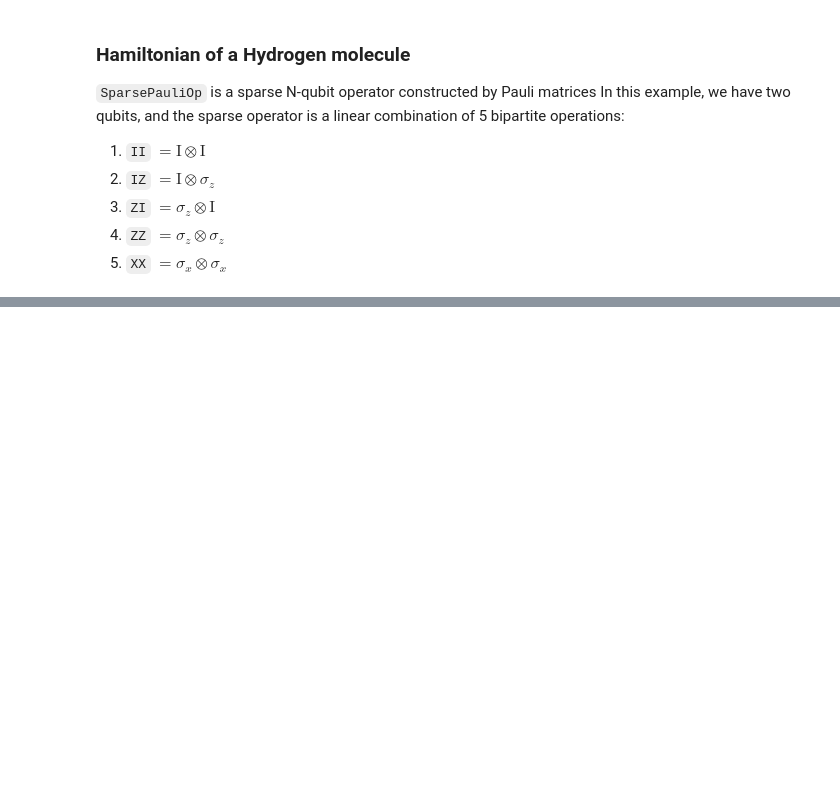
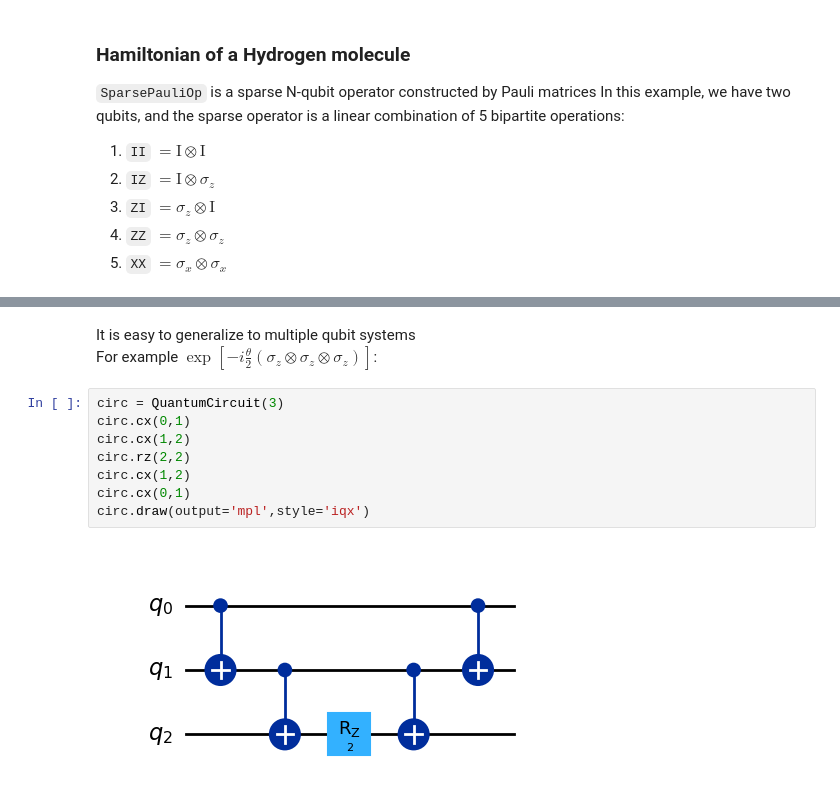
Before and after one commit to SiangYuan-Lin/Qiskit_practice, a Jupyter notebook: Qiskit algorithm introduction.ipynb, the cells around one changed output, grey strips where cells are left out. Saved outputs shown, nothing was run; the diff lists cells and outputs as text; blank space fills up the shorter version.

```diff
--- a/Qiskit algorithm introduction.ipynb
+++ b/Qiskit algorithm introduction.ipynb
@@ -192,3 +190,16 @@ $$
+# %% [markdown]
+It is easy to generalize to multiple qubit systems
+For example $\exp[-i\frac\theta 2 (\sigma_z \otimes \sigma_z \otimes \sigma_z)]$:
+# %%
+circ = QuantumCircuit(3)
+circ.cx(0,1)
+circ.cx(1,2)
+circ.rz(2,2)
+circ.cx(1,2)
+circ.cx(0,1)
+circ.draw(output='mpl',style='iqx')
+# %% [output]
+[figure, added]
 # %%
 result = vqe.compute_minimum_eigenvalue(H2_op)
 print(result)
```
Also changed, not shown: parts of 29 cells of this notebook.
